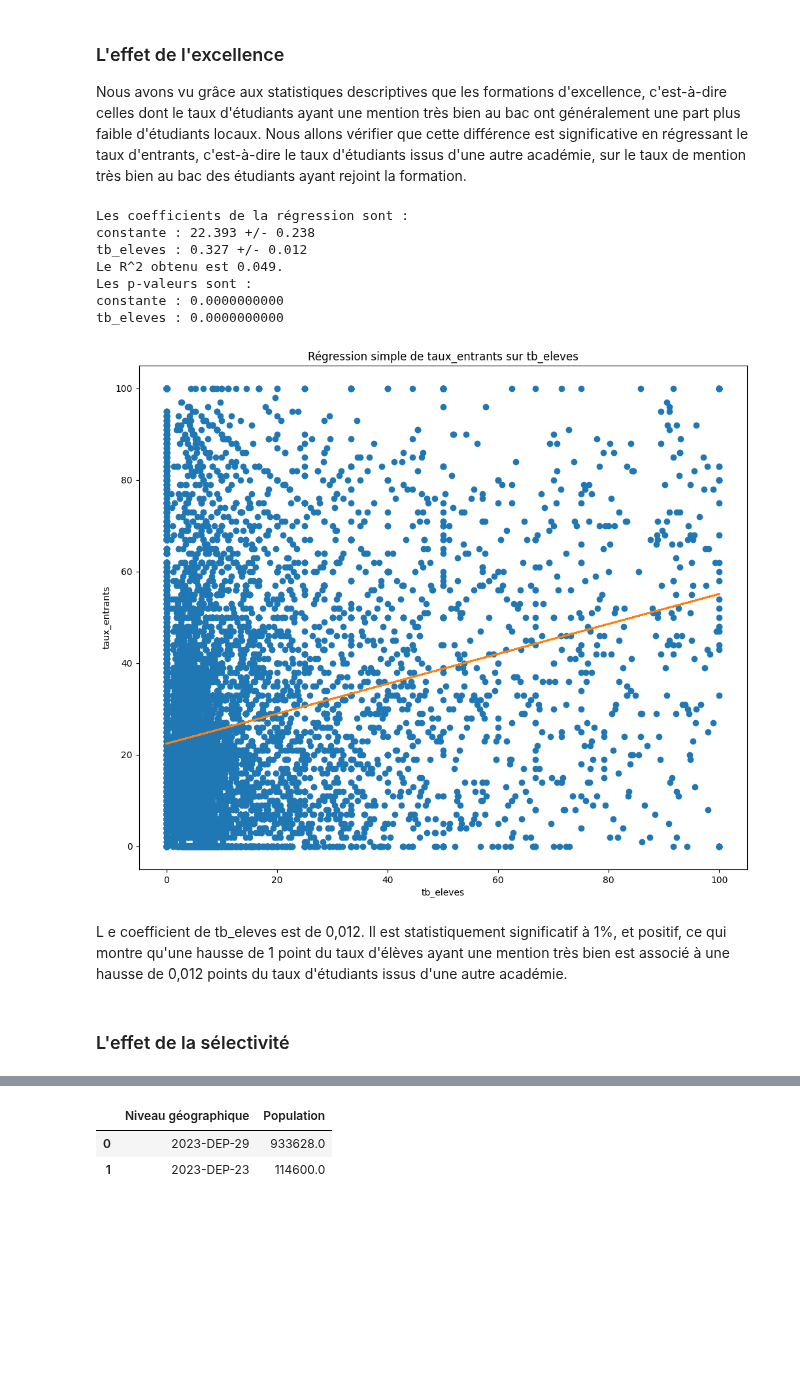
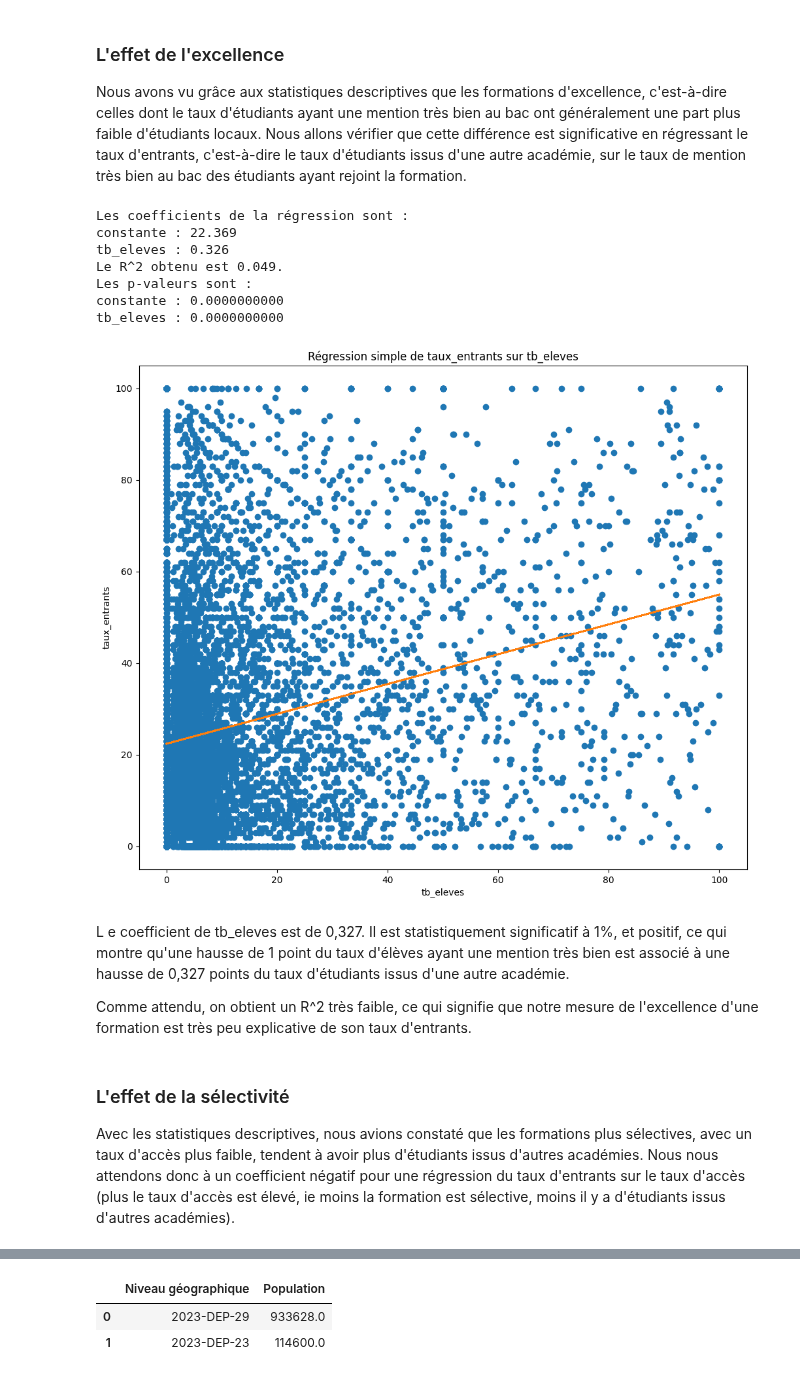
Before and after one commit to elise-m1/Projet-python-data-science, a Jupyter notebook: new_main.ipynb, the cells around one changed output, grey strips where cells are left out. Drawn from its saved outputs; the diff is of its cells as text; code cells hidden in the pictures; blank space fills up the shorter version.

```diff
--- a/new_main.ipynb
+++ b/new_main.ipynb
@@ -901,26 +899,33 @@ Nous allons vérifier que cette différence est significative en régressant le
 # %%
 # importation des fonctions de régression
 from function import regression, visualisation_reg
 
-df["taux_entrants"] = 100 - df["part_bac_ac_pcv"] # Rq : ce serait mieux de la créer au début
+df["taux_entrants"] = 100 - df["part_bac_ac_pcv"]
+
+#ajout d'une colonne constante
+df = sm.add_constant(df)
 
 regression(df, "tb_eleves","taux_entrants")
 visualisation_reg(df,"tb_eleves","taux_entrants")
 # %% [output]
 Les coefficients de la régression sont :
-constante : 22.393 +/- 0.238
-tb_eleves : 0.327 +/- 0.012
+constante : 22.369
+tb_eleves : 0.326
 Le R^2 obtenu est 0.049.
 Les p-valeurs sont :
 constante : 0.0000000000
 tb_eleves : 0.0000000000
-[figure, old version]
+[figure, new version]
 # %% [markdown]
-L e coefficient de tb_eleves est de 0,012.
-Il est statistiquement significatif à 1%, et positif, ce qui montre qu'une hausse de 1 point du taux d'élèves ayant une mention très bien est associé à une hausse de 0,012 points du taux d'étudiants issus d'une autre académie.
+L e coefficient de tb_eleves est de 0,327.
+Il est statistiquement significatif à 1%, et positif, ce qui montre qu'une hausse de 1 point du taux d'élèves ayant une mention très bien est associé à une hausse de 0,327 points du taux d'étudiants issus d'une autre académie.
+
+Comme attendu, on obtient un R^2 très faible, ce qui signifie que notre mesure de l'excellence d'une formation est très peu explicative de son taux d'entrants.
 # %% [markdown]
 <a id="effet_selec"></a>
 ### L'effet de la sélectivité
+
+Avec les statistiques descriptives, nous avions constaté que les formations plus sélectives, avec un taux d'accès plus faible, tendent à avoir plus d'étudiants issus d'autres académies. Nous nous attendons donc à un coefficient négatif pour une régression du taux d'entrants sur le taux d'accès (plus le taux d'accès est élevé, ie moins la formation est sélective, moins il y a d'étudiants issus d'autres académies).
 # %%
 regression(df, "taux_acces_clean","taux_entrants")
 visualisation_reg(df,"taux_acces_clean","taux_entrants")
```
Also changed, not shown: parts of 14 cells of this notebook, 2 other files.
